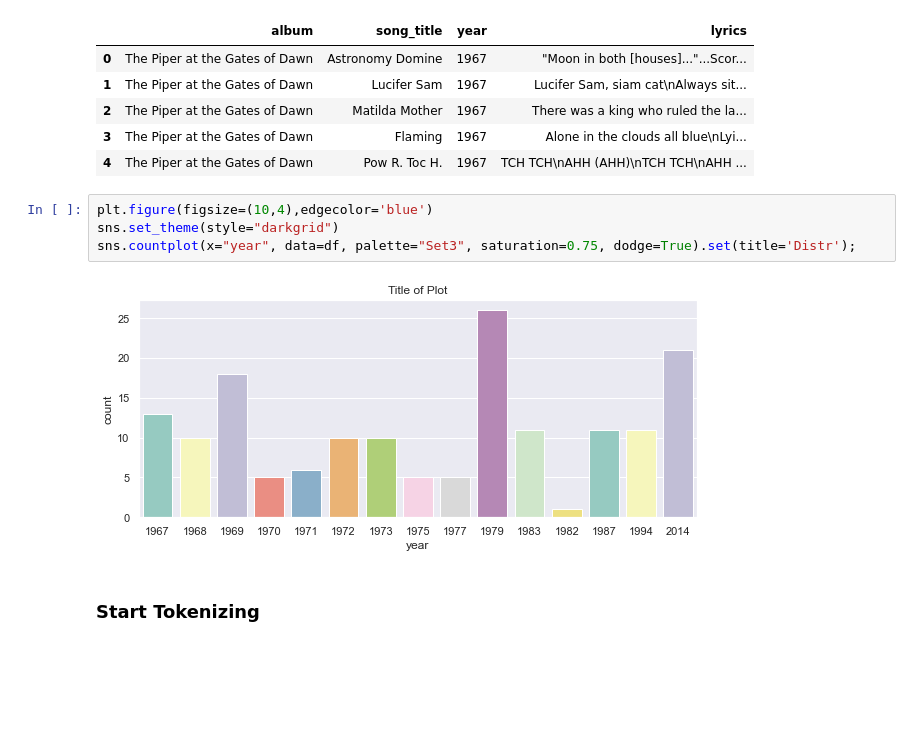
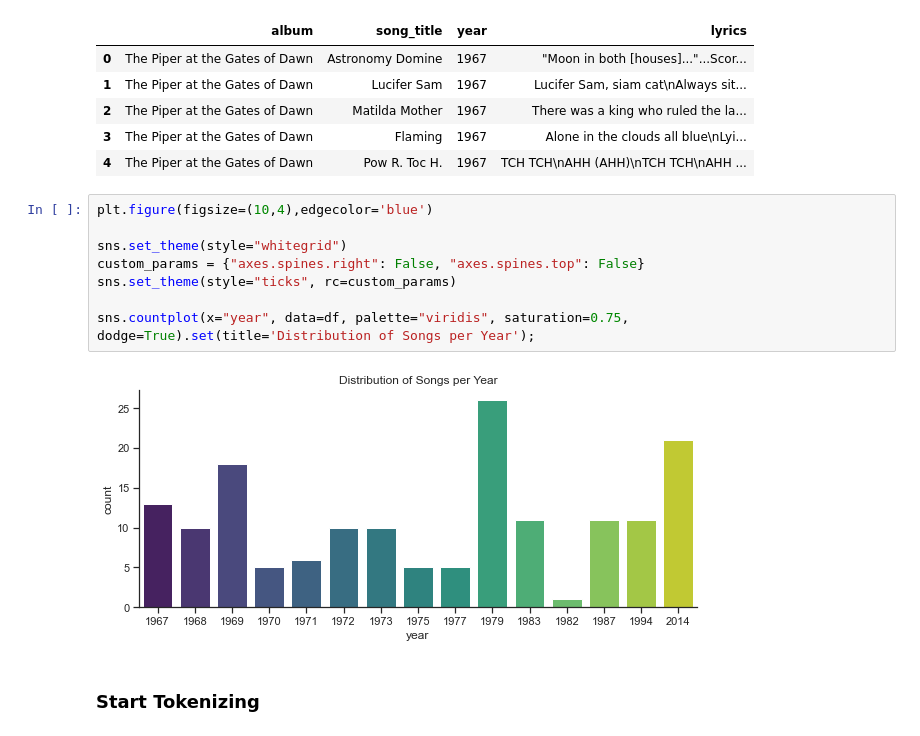
Before and after one commit to kelvinpurdom/PinkFloydLyrics, a Jupyter notebook: notebooks/PinkFloyd.ipynb, the cells around one changed output. Cells and saved outputs as stored; diff of their text form; blank space fills up the shorter version.

```diff
--- a/notebooks/PinkFloyd.ipynb
+++ b/notebooks/PinkFloyd.ipynb
@@ -62,10 +62,14 @@ df.head()
 | 4 | The Piper at the Gates of Dawn | Pow R. Toc H. | 1967 | TCH TCH\nAHH (AHH)\nTCH TCH\nAHH ... |
 # %%
 plt.figure(figsize=(10,4),edgecolor='blue')
-sns.set_theme(style="darkgrid")
-sns.countplot(x="year", data=df, palette="Set3", saturation=0.75, dodge=True).set(title='Distr');
+
+sns.set_theme(style="whitegrid")
+custom_params = {"axes.spines.right": False, "axes.spines.top": False}
+sns.set_theme(style="ticks", rc=custom_params)
+
+sns.countplot(x="year", data=df, palette="viridis", saturation=0.75, dodge=True).set(title='Distribution of Songs per Year');
 # %% [output]
-[figure, old version]
+[figure, new version]
 # %% [markdown]
 ### Start Tokenizing
 # %%
```
